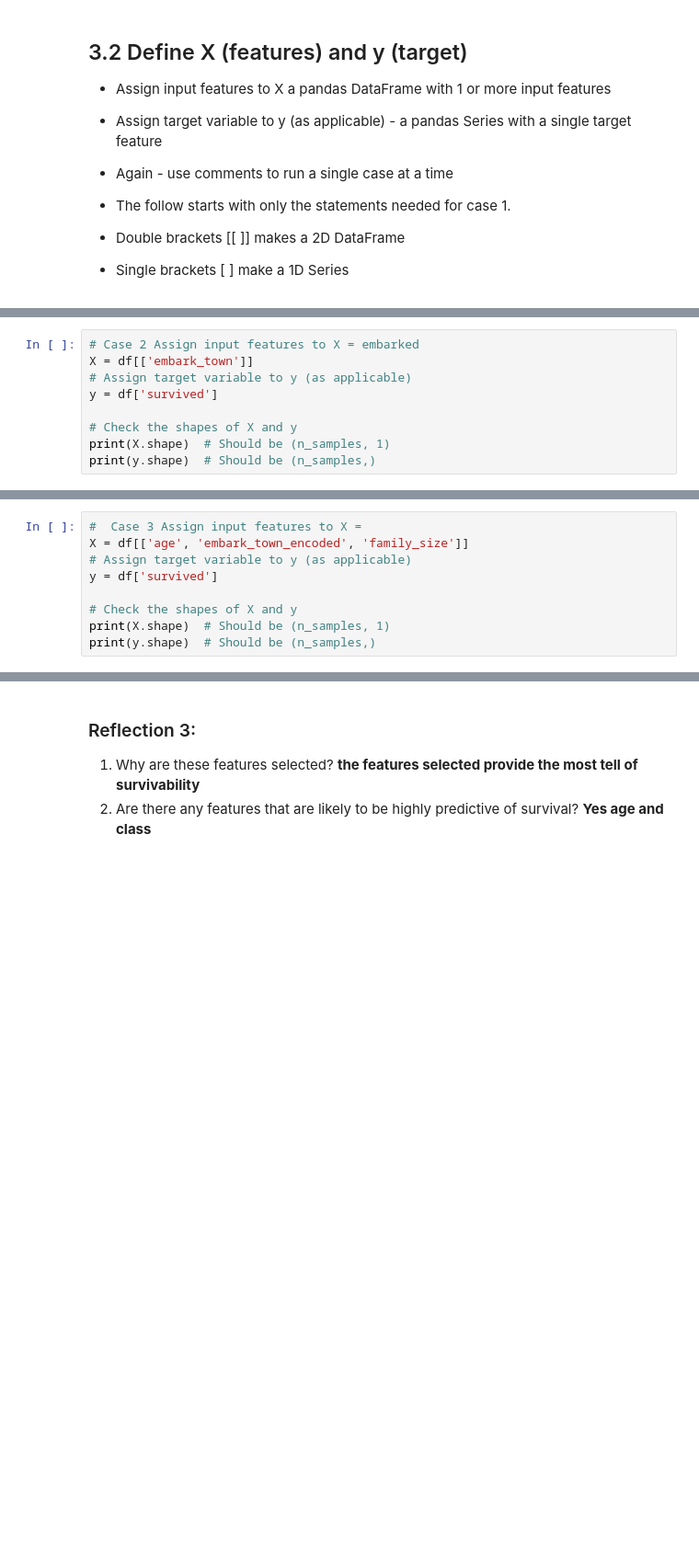
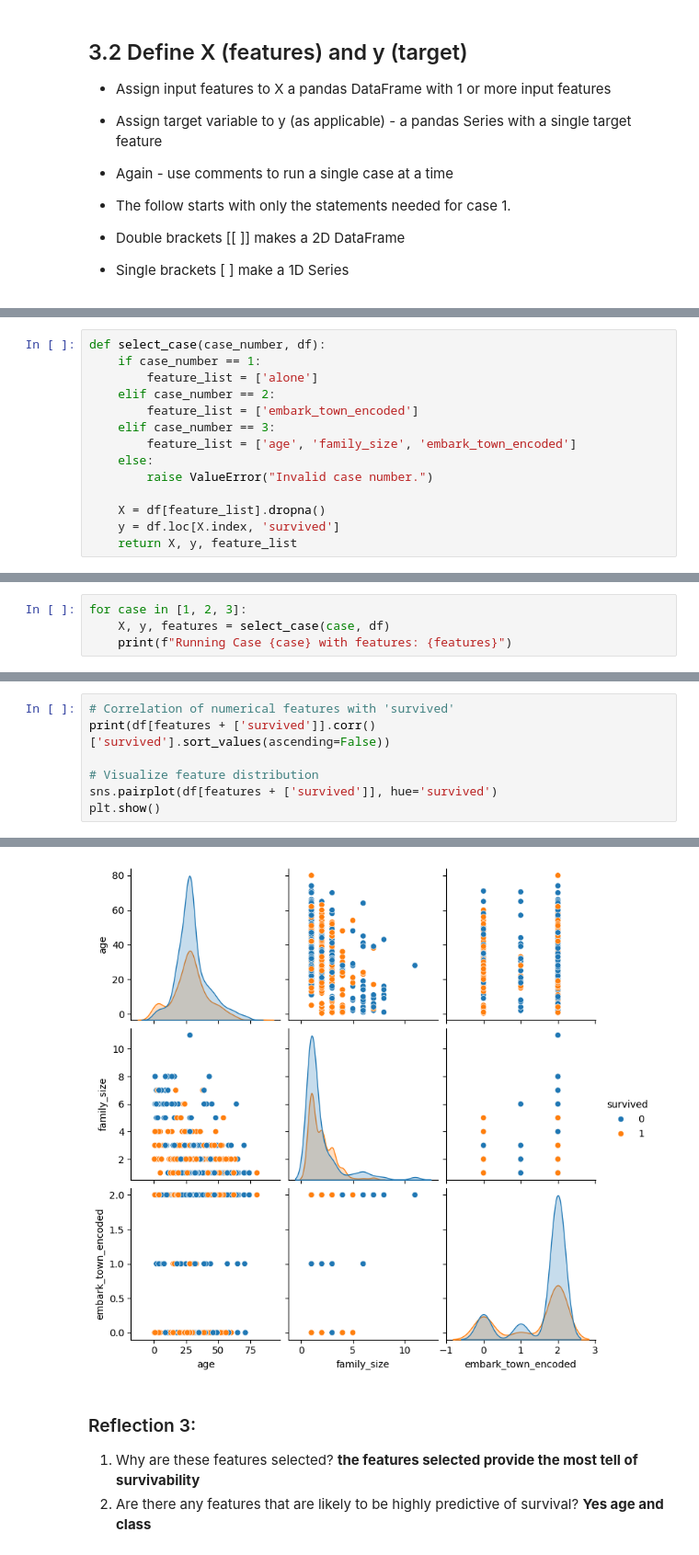
Before and after one commit to JBtallgrass/applied-ml-jballard, a Jupyter notebook: lab03/ml03_jballard.ipynb, the cells around one changed output, grey strips where cells are left out. Shown at 92% size. Saved outputs shown, nothing was run; the diff lists cells and outputs as text; blank space fills up the shorter version.

```diff
--- a/lab03/ml03_jballard.ipynb
+++ b/lab03/ml03_jballard.ipynb
@@ -234,9 +145,0 @@ print(y.shape)  # Should be (n_samples,)
-# %%
-# Case 2 Assign input features to X = embarked
-X = df[['embark_town']]
-# Assign target variable to y (as applicable)
-y = df['survived']
-
-# Check the shapes of X and y
-print(X.shape)  # Should be (n_samples, 1)
-print(y.shape)  # Should be (n_samples,)
@@ -246,9 +145,0 @@ print(y.shape)  # Should be (n_samples,)
-# %%
-#  Case 3 Assign input features to X =
-X = df[['age', 'embark_town_encoded', 'family_size']]
-# Assign target variable to y (as applicable)
-y = df['survived']
-
-# Check the shapes of X and y
-print(X.shape)  # Should be (n_samples, 1)
-print(y.shape)  # Should be (n_samples,)
@@ -257,0 +146,14 @@ print(y.shape)  # Should be (n_samples,)
+# %%
+def select_case(case_number, df):
+    if case_number == 1:
+        feature_list = ['alone']
+    elif case_number == 2:
+        feature_list = ['embark_town_encoded']
+    elif case_number == 3:
+        feature_list = ['age', 'family_size', 'embark_town_encoded']
+    else:
+        raise ValueError("Invalid case number.")
+
+    X = df[feature_list].dropna()
+    y = df.loc[X.index, 'survived']
+    return X, y, feature_list
@@ -257,0 +162,4 @@ print(y.shape)  # Should be (n_samples,)
+# %%
+for case in [1, 2, 3]:
+    X, y, features = select_case(case, df)
+    print(f"Running Case {case} with features: {features}")
@@ -257,0 +175,8 @@ print(y.shape)  # Should be (n_samples,)
+# %%
+# Correlation of numerical features with 'survived'
+print(df[features + ['survived']].corr()['survived'].sort_values(ascending=False))
+
+# Visualize feature distribution
+sns.pairplot(df[features + ['survived']], hue='survived')
+plt.show()
+# %% [output]
@@ -258,3 +188,4 @@ print(y.shape)  # Should be (n_samples,)
+[figure, added]
 # %% [markdown]
 ### Reflection 3:
 
```
Also changed, not shown: parts of 29 cells of this notebook, 1 other file.
